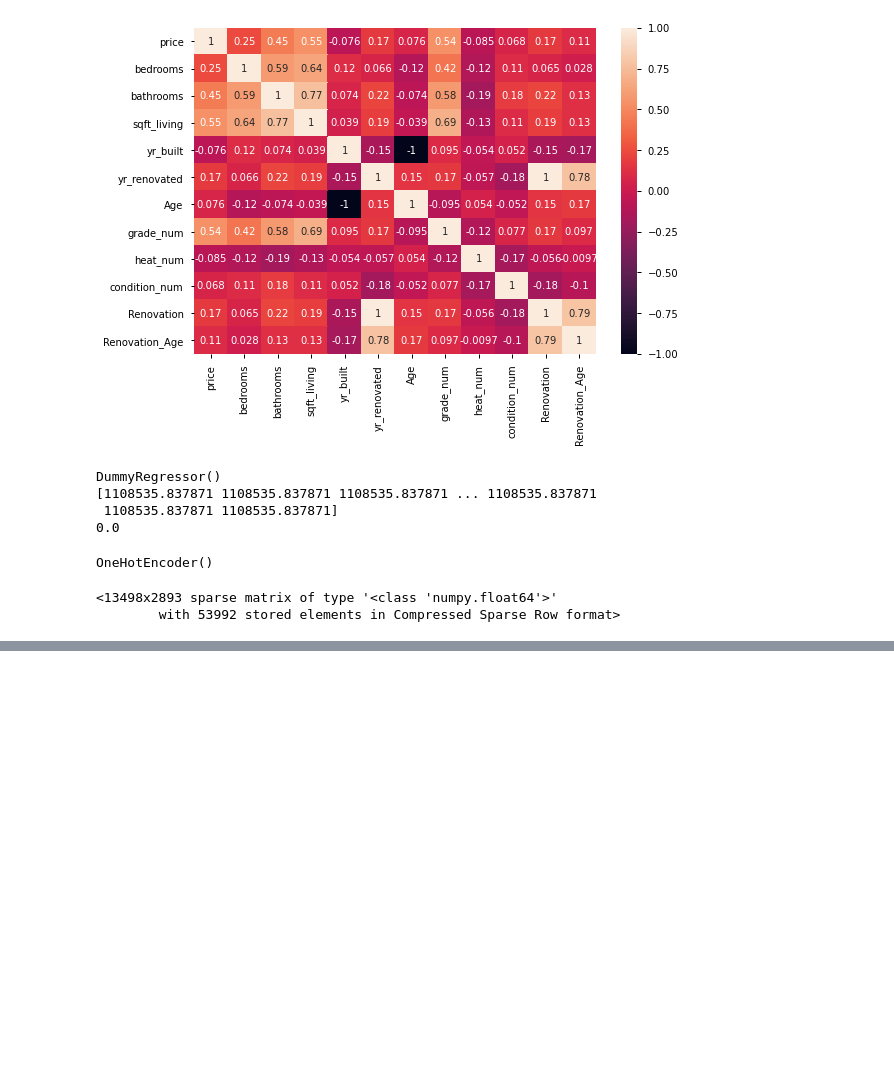
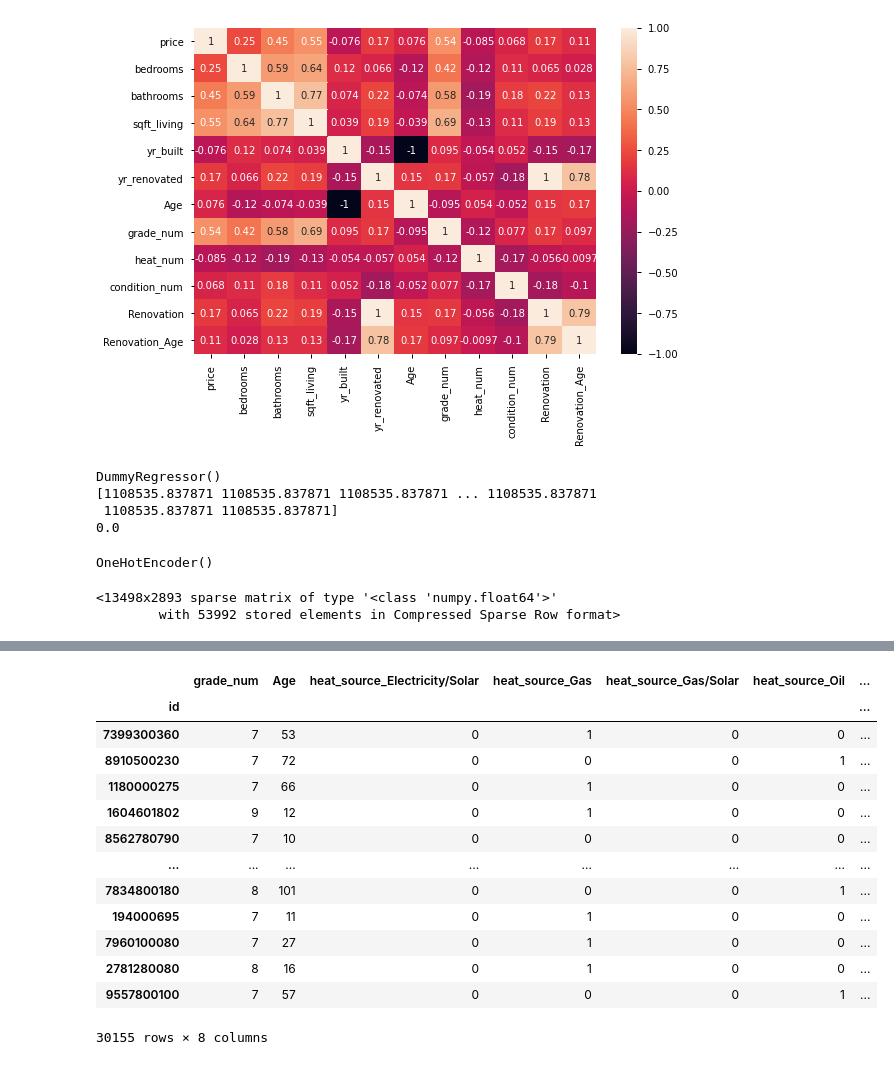
Before and after one commit to hall-nicholas/flatiron-ds-project-2, a Jupyter notebook: code/Dan_exploratory2.ipynb, the cells around one changed output, grey strips where cells are left out. Drawn from its saved outputs; the diff is of its cells as text; code cells hidden in the pictures; blank space fills up the shorter version.

```diff
--- a/code/Dan_exploratory2.ipynb
+++ b/code/Dan_exploratory2.ipynb
@@ -420,0 +418,4 @@ print(er2_mean_er2)
+# %%
+y1 = df['price']
+x1 = df[['grade_num', 'Age', 'heat_source']]
+x1
@@ -420,0 +437,18 @@ print(er2_mean_er2)
+# %%
+x1 = pd.get_dummies(x1, columns=['heat_source'], drop_first=True)
+x1
+# %% [output]
+|  | grade_num | Age | heat_source_Electricity/Solar | heat_source_Gas | heat_source_Gas/Solar | heat_source_Oil | ... |
+| id |  |  |  |  |  |  | ... |
+| 7399300360 | 7 | 53 | 0 | 1 | 0 | 0 | ... |
+| 8910500230 | 7 | 72 | 0 | 0 | 0 | 1 | ... |
+| 1180000275 | 7 | 66 | 0 | 1 | 0 | 0 | ... |
+| 1604601802 | 9 | 12 | 0 | 1 | 0 | 0 | ... |
+| 8562780790 | 7 | 10 | 0 | 0 | 0 | 0 | ... |
+| ... | ... | ... | ... | ... | ... | ... | ... |
+| 7834800180 | 8 | 101 | 0 | 0 | 0 | 1 | ... |
+| 194000695 | 7 | 11 | 0 | 1 | 0 | 0 | ... |
+| 7960100080 | 7 | 27 | 0 | 1 | 0 | 0 | ... |
+| 2781280080 | 8 | 16 | 0 | 1 | 0 | 0 | ... |
+| 9557800100 | 7 | 57 | 0 | 0 | 0 | 1 | ... |
+30155 rows × 8 columns
```
Also changed, not shown: parts of 11 cells of this notebook, 1 other file.
